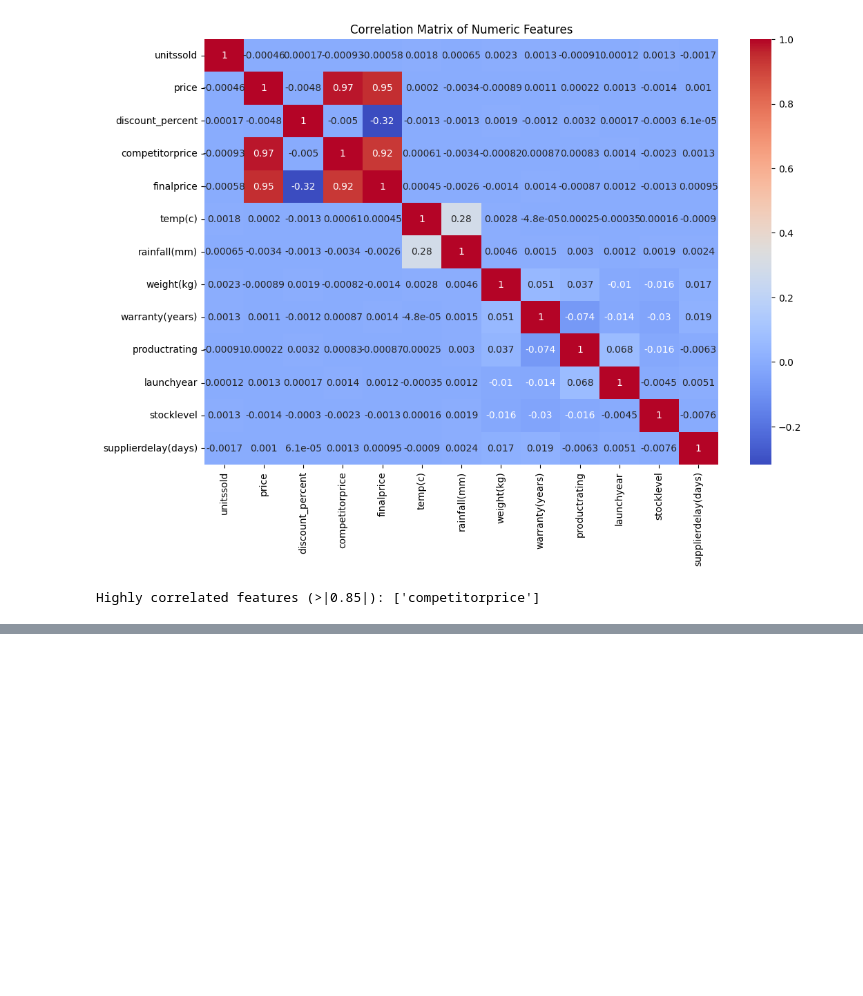
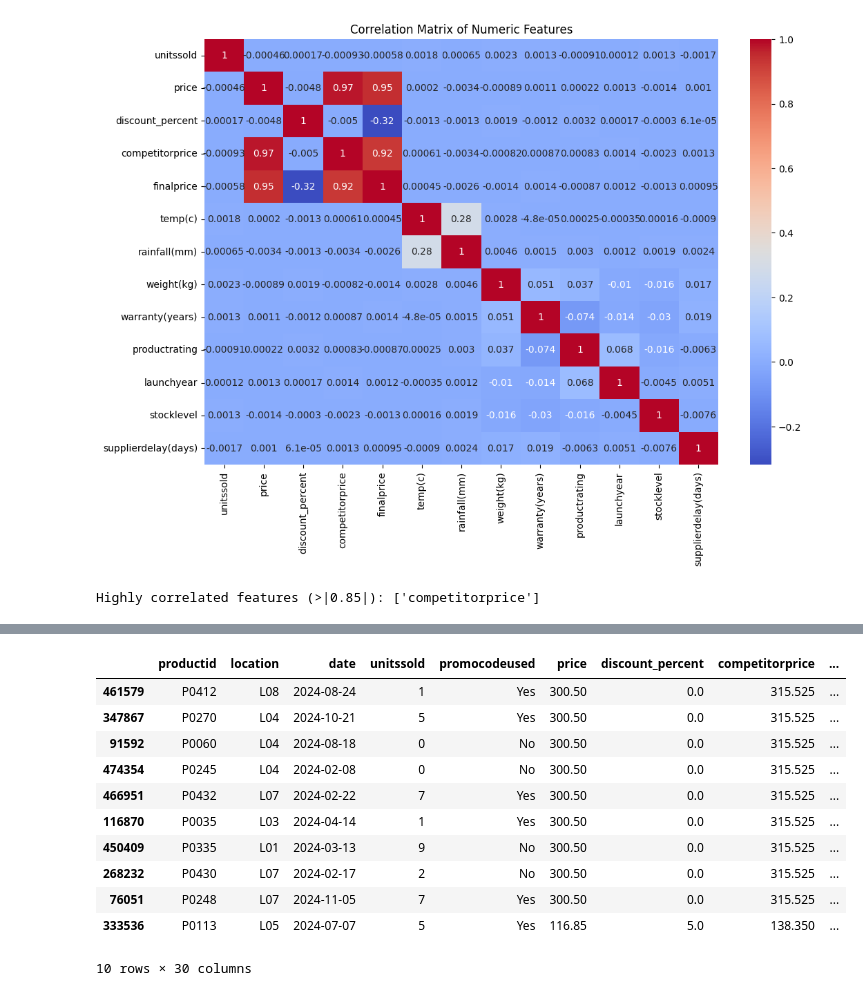
Before and after one commit to sachinn854/Product-Demand-Forecasting, a Jupyter notebook: 7_Feature Selection/feature.ipynb, the cells around one changed output, grey strips where cells are left out. Drawn from its saved outputs; the diff is of its cells as text; code cells hidden in the pictures; blank space fills up the shorter version.

```diff
--- a/7_Feature Selection/feature.ipynb
+++ b/7_Feature Selection/feature.ipynb
@@ -1,7 +1,7 @@
 # %%
 import pandas as pd
 # %%
-df=pd.read_csv(r"C:\Users\sachi\OneDrive\Product Demand Forecasting\Merge File\Master_file.csv")
+df=pd.read_csv(r"C:\Users\sachi\OneDrive\Product Demand Forecasting\6_Merge File\Master_file.csv")
 # %%
 df.sample(10)
 # %% [output]
@@ -50,0 +71,2 @@ Highly correlated features (>|0.85|): ['competitorprice']
+# %%
+df['adcampaign'] = df['adcampaign'].fillna('unknown')
@@ -50,0 +93,21 @@ Highly correlated features (>|0.85|): ['competitorprice']
+# %%
+df['date'] = pd.to_datetime(df['date'])
+df['month'] = df['date'].dt.month
+df['dayofweek'] = df['date'].dt.dayofweek
+df['week'] = df['date'].dt.isocalendar().week
+df['year'] = df['date'].dt.year
+# %%
+df.sample(10)
+# %% [output]
+|  | productid | location | date | unitssold | promocodeused | price | discount_percent | competitorprice | ... |
+| 461579 | P0412 | L08 | 2024-08-24 | 1 | Yes | 300.50 | 0.0 | 315.525 | ... |
+| 347867 | P0270 | L04 | 2024-10-21 | 5 | Yes | 300.50 | 0.0 | 315.525 | ... |
+| 91592 | P0060 | L04 | 2024-08-18 | 0 | No | 300.50 | 0.0 | 315.525 | ... |
+| 474354 | P0245 | L04 | 2024-02-08 | 0 | No | 300.50 | 0.0 | 315.525 | ... |
+| 466951 | P0432 | L07 | 2024-02-22 | 7 | Yes | 300.50 | 0.0 | 315.525 | ... |
+| 116870 | P0035 | L03 | 2024-04-14 | 1 | Yes | 300.50 | 0.0 | 315.525 | ... |
+| 450409 | P0335 | L01 | 2024-03-13 | 9 | No | 300.50 | 0.0 | 315.525 | ... |
+| 268232 | P0430 | L07 | 2024-02-17 | 2 | No | 300.50 | 0.0 | 315.525 | ... |
+| 76051 | P0248 | L07 | 2024-11-05 | 7 | Yes | 300.50 | 0.0 | 315.525 | ... |
+| 333536 | P0113 | L05 | 2024-07-07 | 5 | Yes | 116.85 | 5.0 | 138.350 | ... |
+10 rows × 30 columns
```
Also changed, not shown: parts of 10 cells of this notebook.
